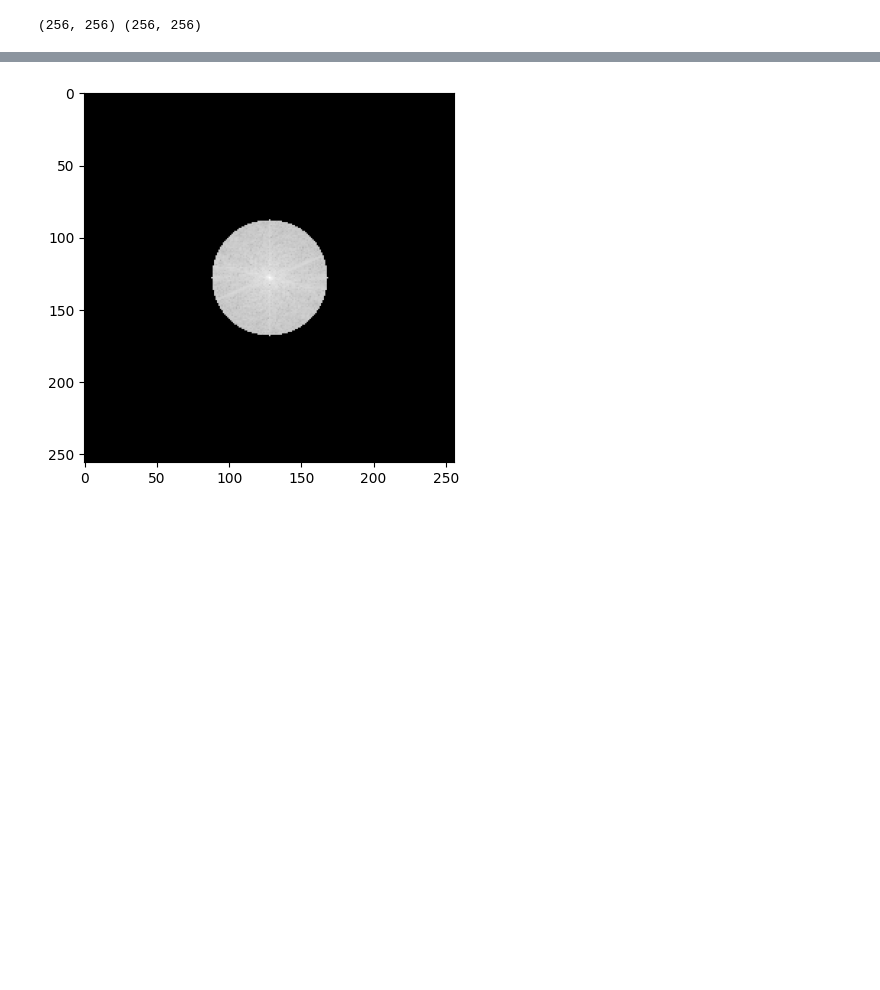
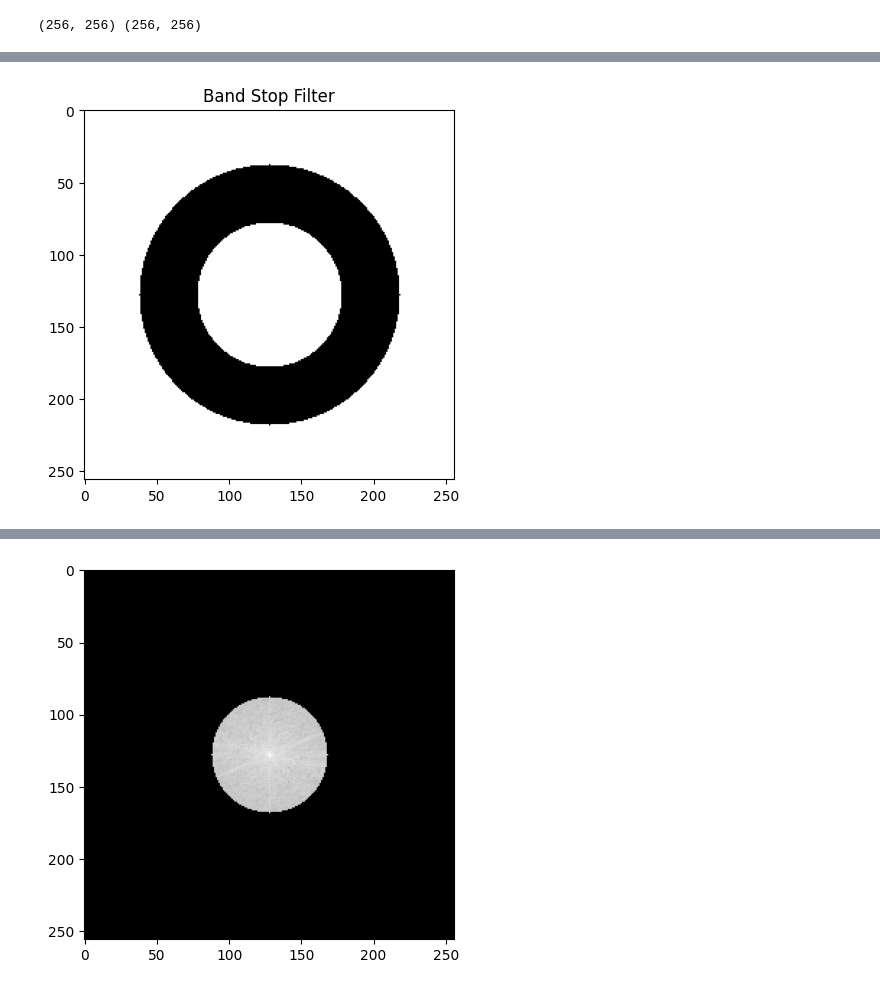
Before and after one commit to sphrk/array_indexing_examples_in_python, a Jupyter notebook: S07_image_filtering_in_freq_domain.ipynb, the cells around one changed output, grey strips where cells are left out. Saved outputs shown, nothing was run; the diff lists cells and outputs as text; code cells hidden in the pictures; blank space fills up the shorter version.

```diff
--- a/S07_image_filtering_in_freq_domain.ipynb
+++ b/S07_image_filtering_in_freq_domain.ipynb
@@ -59,0 +90,9 @@ plt.show()
+# %%
+# Band Stop Filter
+bsf = ~ bpf
+# bsf = (dist <= 50) | (dist >= 90)
+
+plt.imshow(bsf, cmap='gray')
+plt.title('Band Stop Filter'); plt.show()
+# %% [output]
+[figure, added]
```
Also changed, not shown: parts of 15 cells of this notebook, 7 other files.
